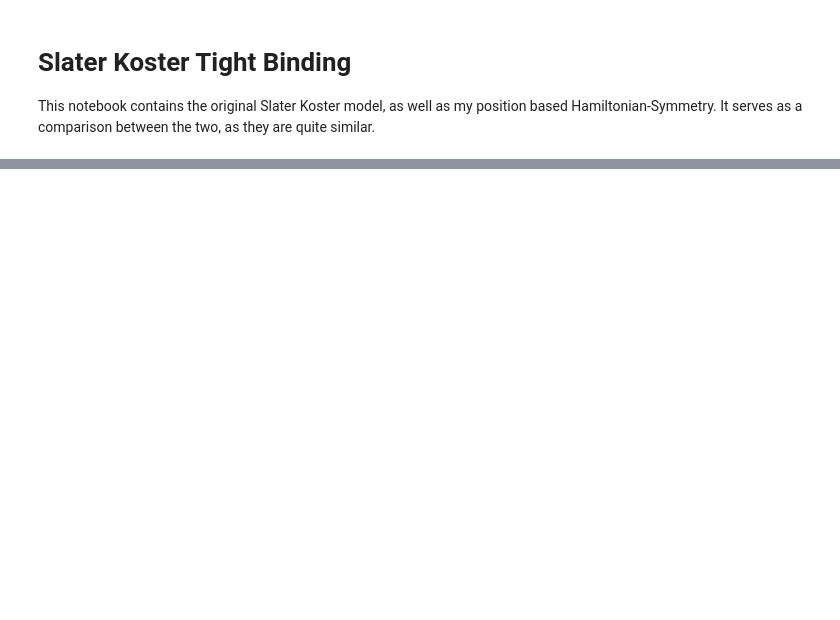
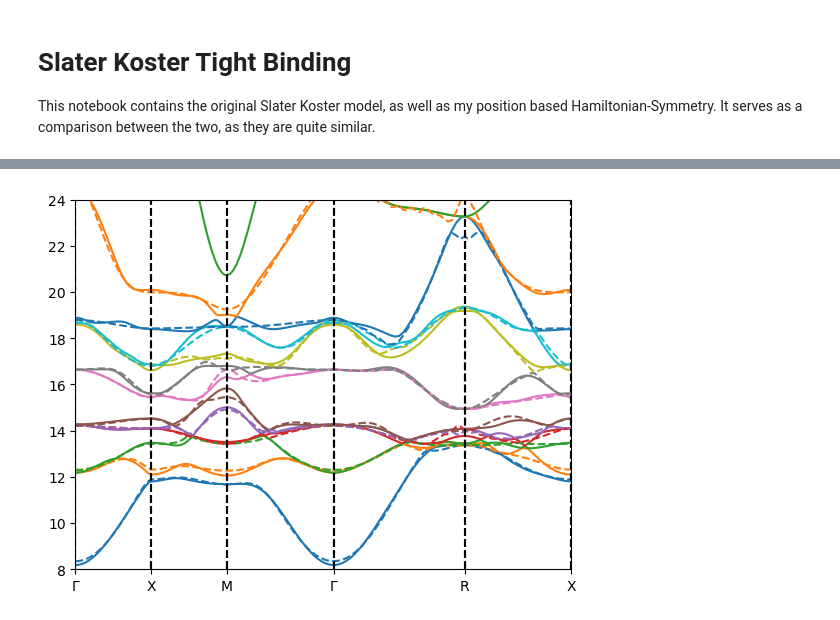
Before and after one commit to redweasel/tight-binding, a Jupyter notebook: notebooks/SlaterKosterTightBinding.ipynb, the cells around one changed output, grey strips where cells are left out. Drawn from its saved outputs; the diff is of its cells as text; code cells hidden in the pictures; blank space fills up the shorter version.

```diff
--- a/notebooks/SlaterKosterTightBinding.ipynb
+++ b/notebooks/SlaterKosterTightBinding.ipynb
@@ -71,0 +86,12 @@ tb_nitinol.save("ni_sym.repr")
+# %%
+#band_weights = np.exp(-np.mean(ref_bands - fermi_energy, axis=0)**2/2 / 3.0**2)
+#band_weights[12:] *= 0.1
+tb_nitinol = BandStructureModel.load("sym_nitinol13.json")
+tb_nitinol.optimize(k_smpl, 1, ref_bands, weights, band_offset, 0, 2)
+path = kpaths.KPath('G').to('X').to('M').to('G').to('R').to('X')
+interpolator = kpaths.interpolate(k_smpl, ref_bands, Symmetry.none(), method='cubic')
+path.plot(tb_nitinol, '-')
+path.plot(interpolator, '--')
+plt.ylim(8, 24)
+plt.show()
+# %% [output]
@@ -71,0 +99 @@ tb_nitinol.save("ni_sym.repr")
+[figure, added]
```
Also changed, not shown: parts of 9 cells of this notebook, 9 other files.
